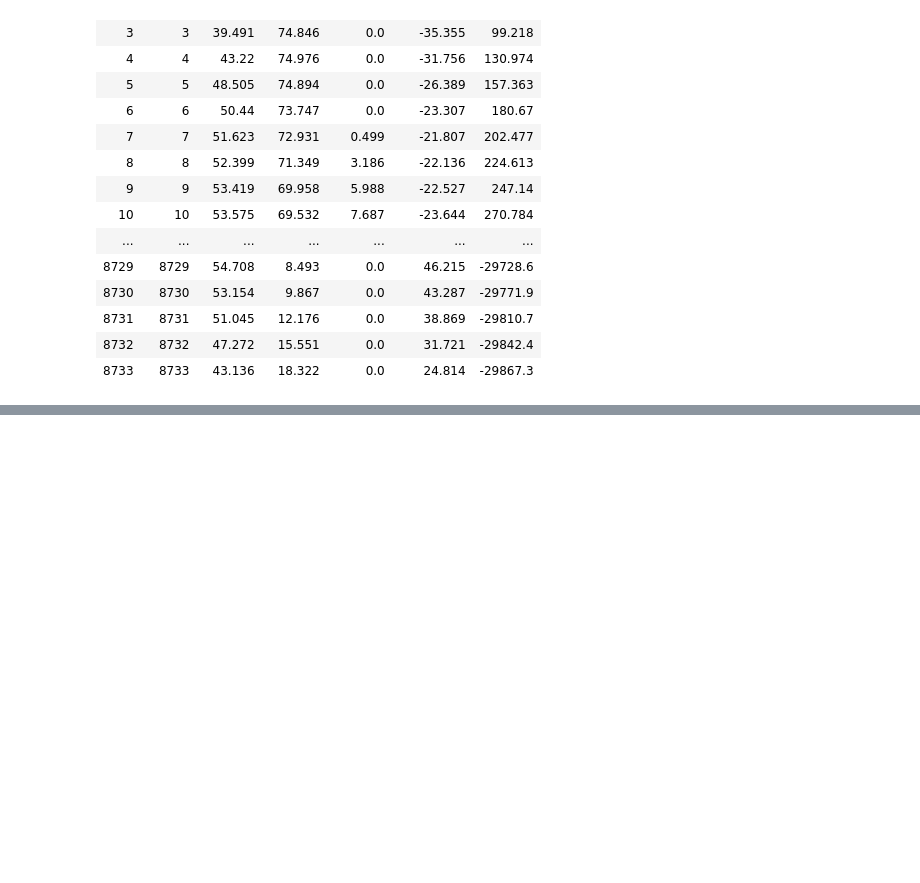
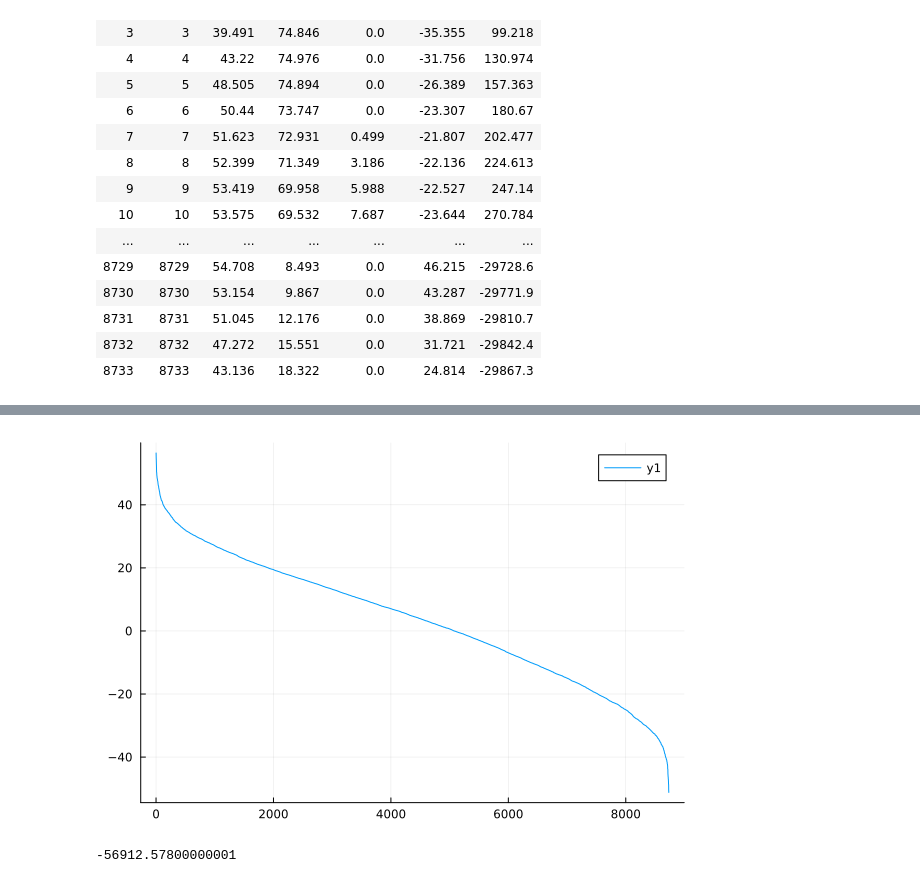
Before and after one commit to GraemeHawker/residual_storage, a Jupyter notebook: single_store.ipynb, the cells around one changed output, grey strips where cells are left out. Saved outputs shown, nothing was run; the diff lists cells and outputs as text; code cells hidden in the pictures; blank space fills up the shorter version.

```diff
--- a/single_store.ipynb
+++ b/single_store.ipynb
@@ -31,0 +74,11 @@ DataFrame(CSV.File("2030_residual_demand_ts.csv"))
+# %%
+# residual demand duration curve
+plot(sort(antares_df[!, :residual_2], rev=true))
+# %% [output]
+[figure, added]
+# %%
+# total negative energy (=energy that can be stored)
+total_excess = sum(filter(:residual_2 => n -> n<0, antares_df)[!, :residual_2])
+total_excess
+# %% [output]
+-56912.57800000001
```
Also changed, not shown: parts of 11 cells of this notebook.
